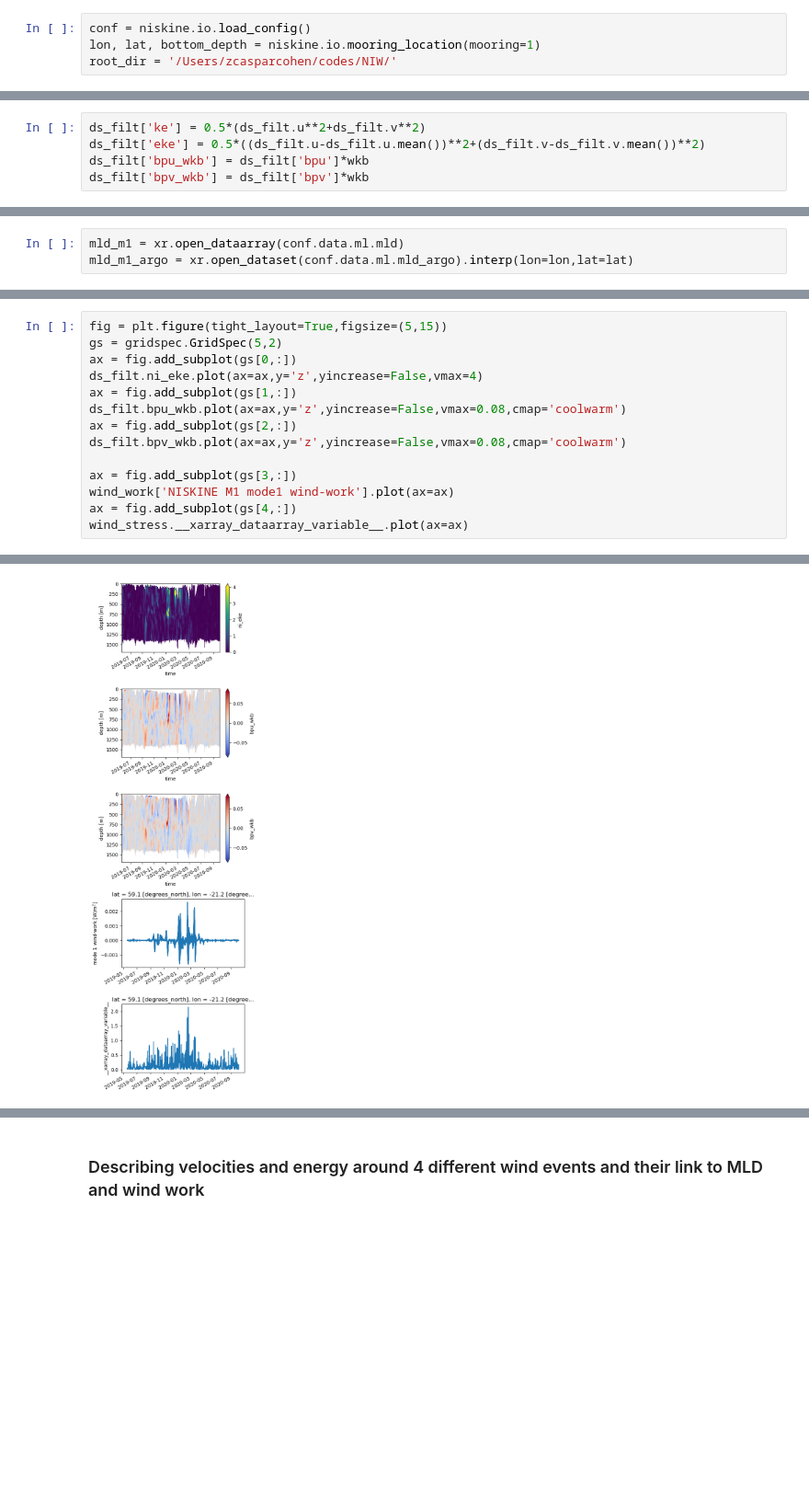
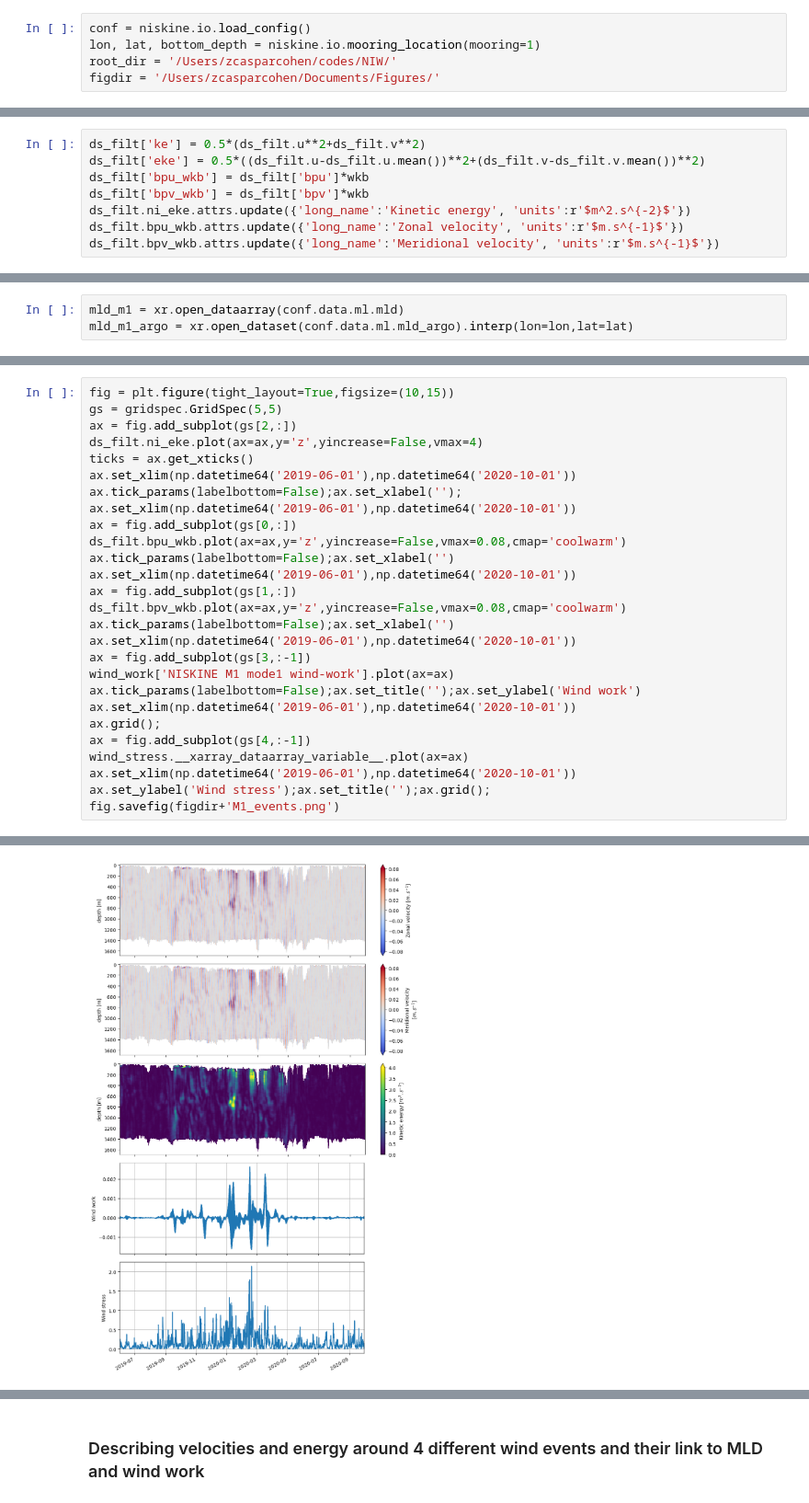
Before and after one commit to zcasparco/NIW, a Jupyter notebook: Data_overview/Zoom_wind_event.ipynb, the cells around one changed output, grey strips where cells are left out. Shown at 92% size. Saved outputs shown, nothing was run; the diff lists cells and outputs as text; blank space fills up the shorter version.

Commit message:
updates Figures

```diff
--- a/Data_overview/Zoom_wind_event.ipynb
+++ b/Data_overview/Zoom_wind_event.ipynb
@@ -14,6 +14,7 @@ import mplniw.utils as ut
 conf = niskine.io.load_config()
 lon, lat, bottom_depth = niskine.io.mooring_location(mooring=1)
 root_dir = '/Users/zcasparcohen/codes/NIW/'
+figdir = '/Users/zcasparcohen/Documents/Figures/'
 # %%
 mooring=1
 wind_work = xr.open_dataset(root_dir+'data/wind_work/ni_wind_work_niskine_m1.nc')
@@ -48,6 +49,9 @@ ds_filt['ke'] = 0.5*(ds_filt.u**2+ds_filt.v**2)
 ds_filt['eke'] = 0.5*((ds_filt.u-ds_filt.u.mean())**2+(ds_filt.v-ds_filt.v.mean())**2)
 ds_filt['bpu_wkb'] = ds_filt['bpu']*wkb
 ds_filt['bpv_wkb'] = ds_filt['bpv']*wkb
+ds_filt.ni_eke.attrs.update({'long_name':'Kinetic energy', 'units':r'$m^2.s^{-2}$'})
+ds_filt.bpu_wkb.attrs.update({'long_name':'Zonal velocity', 'units':r'$m.s^{-1}$'})
+ds_filt.bpv_wkb.attrs.update({'long_name':'Meridional velocity', 'units':r'$m.s^{-1}$'})
 # %%
 filtered = filtered.sel(time=ds_filt.time,z=ds_filt.z)
 filtered['bpu_wkb'] = filtered.u_ni*wkb
@@ -92,15 +71,28 @@ wind_stress.__xarray_dataarray_variable__.plot()
 # %%
-fig = plt.figure(tight_layout=True,figsize=(5,15))
-gs = gridspec.GridSpec(5,2)
+fig = plt.figure(tight_layout=True,figsize=(10,15))
+gs = gridspec.GridSpec(5,5)
+ax = fig.add_subplot(gs[2,:])
+ds_filt.ni_eke.plot(ax=ax,y='z',yincrease=False,vmax=4)
+ticks = ax.get_xticks()
+ax.set_xlim(np.datetime64('2019-06-01'),np.datetime64('2020-10-01'))
+ax.tick_params(labelbottom=False);ax.set_xlabel('');
+ax.set_xlim(np.datetime64('2019-06-01'),np.datetime64('2020-10-01'))
 ax = fig.add_subplot(gs[0,:])
-ds_filt.ni_eke.plot(ax=ax,y='z',yincrease=False,vmax=4)
+ds_filt.bpu_wkb.plot(ax=ax,y='z',yincrease=False,vmax=0.08,cmap='coolwarm')
+ax.tick_params(labelbottom=False);ax.set_xlabel('')
+ax.set_xlim(np.datetime64('2019-06-01'),np.datetime64('2020-10-01'))
 ax = fig.add_subplot(gs[1,:])
-ds_filt.bpu_wkb.plot(ax=ax,y='z',yincrease=False,vmax=0.08,cmap='coolwarm')
-ax = fig.add_subplot(gs[2,:])
 ds_filt.bpv_wkb.plot(ax=ax,y='z',yincrease=False,vmax=0.08,cmap='coolwarm')
-
-ax = fig.add_subplot(gs[3,:])
+ax.tick_params(labelbottom=False);ax.set_xlabel('')
+ax.set_xlim(np.datetime64('2019-06-01'),np.datetime64('2020-10-01'))
+ax = fig.add_subplot(gs[3,:-1])
 wind_work['NISKINE M1 mode1 wind-work'].plot(ax=ax)
-ax = fig.add_subplot(gs[4,:])
+ax.tick_params(labelbottom=False);ax.set_title('');ax.set_ylabel('Wind work')
+ax.set_xlim(np.datetime64('2019-06-01'),np.datetime64('2020-10-01'))
+ax.grid();
+ax = fig.add_subplot(gs[4,:-1])
 wind_stress.__xarray_dataarray_variable__.plot(ax=ax)
+ax.set_xlim(np.datetime64('2019-06-01'),np.datetime64('2020-10-01'))
+ax.set_ylabel('Wind stress');ax.set_title('');ax.grid();
+fig.savefig(figdir+'M1_events.png')
 # %% [output]
@@ -108 +99 @@ wind_stress.__xarray_dataarray_variable__.plot(ax=ax)
-[figure, old version]
+[figure, new version]
```
Also changed, not shown: parts of 10 cells of this notebook, 2 other files.
